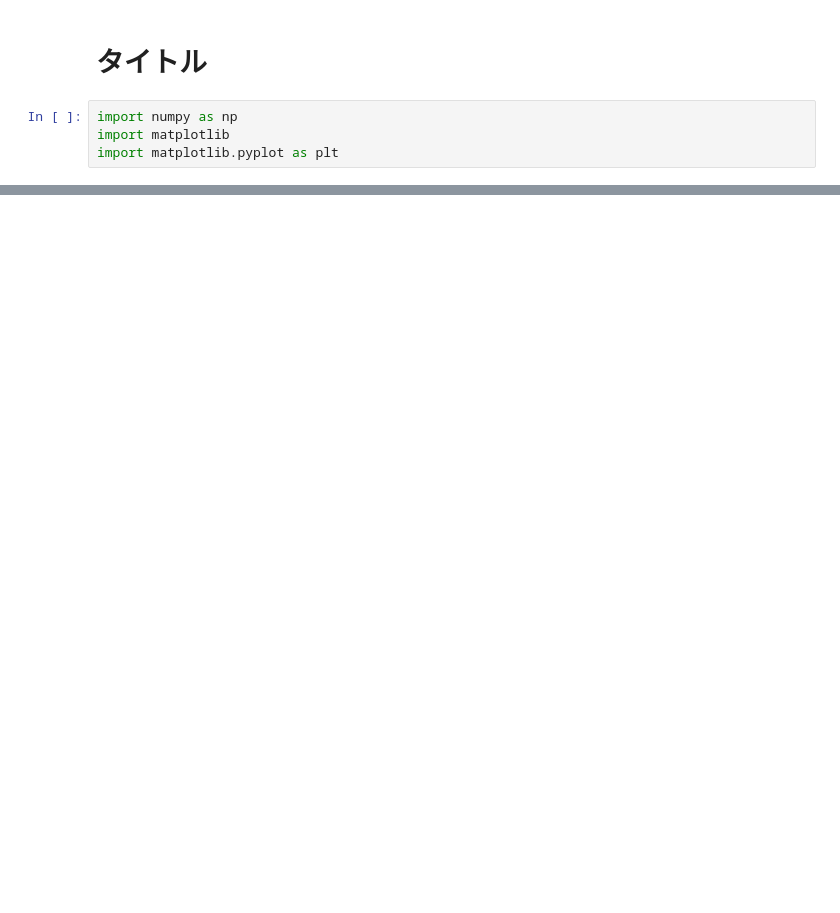
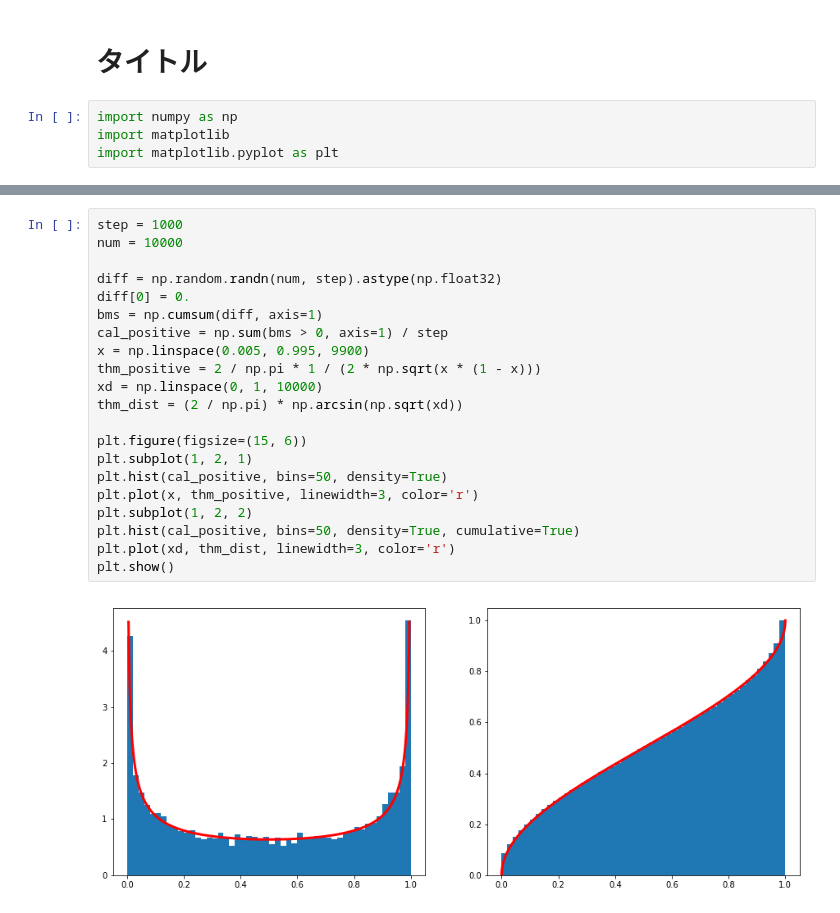
Before and after one commit to mo-mo-666/qiita-articles-script, a Jupyter notebook: arcsin-law/arcsin_law.ipynb, the cells around one changed output, grey strips where cells are left out. Cells and saved outputs as stored; diff of their text form; blank space fills up the shorter version.

```diff
--- a/arcsin-law/arcsin_law.ipynb
+++ b/arcsin-law/arcsin_law.ipynb
@@ -33,0 +37,23 @@ plt.show()
+# %%
+step = 1000
+num = 10000
+
+diff = np.random.randn(num, step).astype(np.float32)
+diff[0] = 0.
+bms = np.cumsum(diff, axis=1)
+cal_positive = np.sum(bms > 0, axis=1) / step
+x = np.linspace(0.005, 0.995, 9900)
+thm_positive = 2 / np.pi * 1 / (2 * np.sqrt(x * (1 - x)))
+xd = np.linspace(0, 1, 10000)
+thm_dist = (2 / np.pi) * np.arcsin(np.sqrt(xd))
+
+plt.figure(figsize=(15, 6))
+plt.subplot(1, 2, 1)
+plt.hist(cal_positive, bins=50, density=True)
+plt.plot(x, thm_positive, linewidth=3, color='r')
+plt.subplot(1, 2, 2)
+plt.hist(cal_positive, bins=50, density=True, cumulative=True)
+plt.plot(xd, thm_dist, linewidth=3, color='r')
+plt.show()
+# %% [output]
+[figure, added]
```
Also changed, not shown: parts of 8 cells of this notebook.
